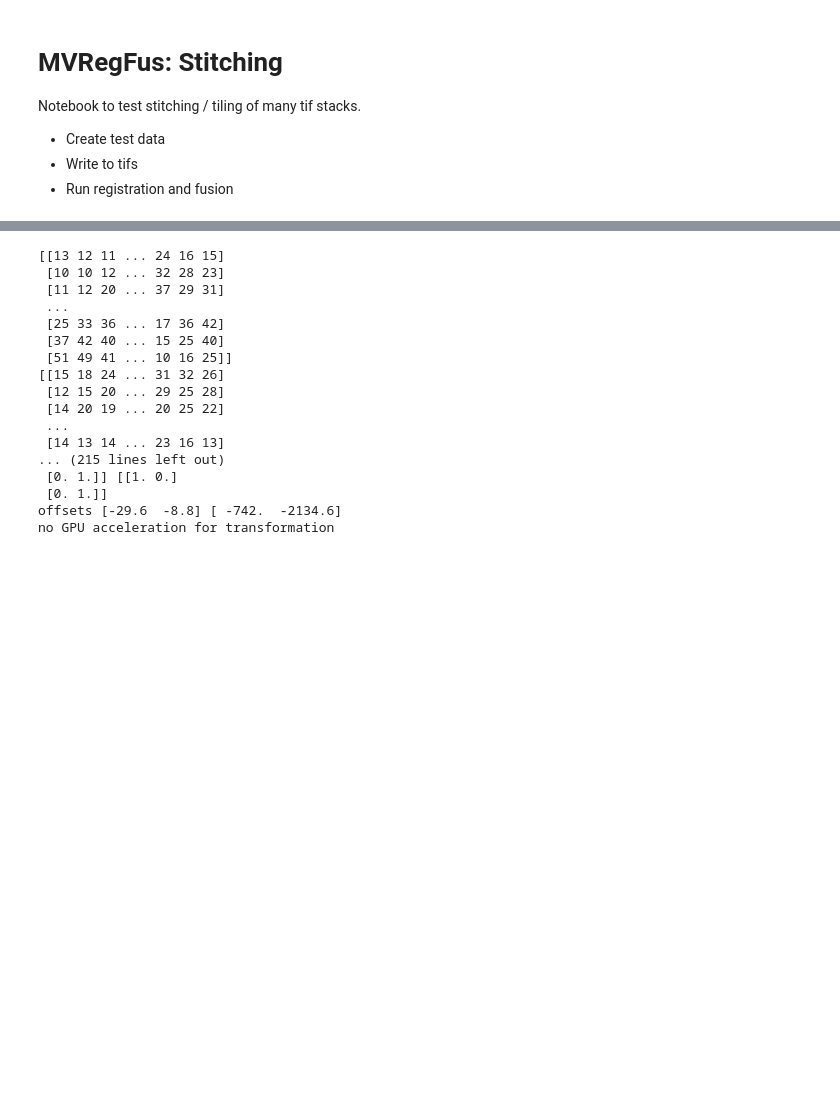
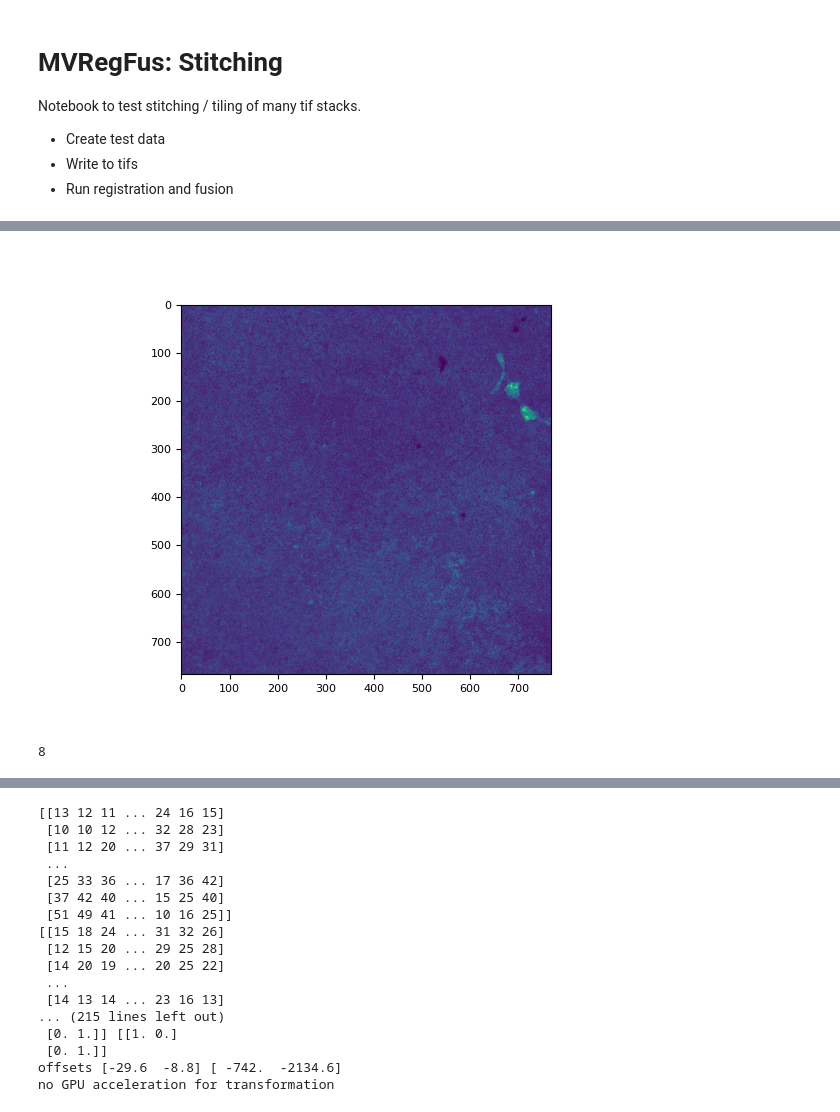
Before and after one commit to m-albert/MVRegFus, a Jupyter notebook: notebooks/MVRegFus_stitching3_max_real2d.ipynb, the cells around one changed output, grey strips where cells are left out. Cells and saved outputs as stored; diff of their text form; code cells hidden in the pictures; blank space fills up the shorter version.

```diff
--- a/notebooks/MVRegFus_stitching3_max_real2d.ipynb
+++ b/notebooks/MVRegFus_stitching3_max_real2d.ipynb
@@ -43,0 +63,66 @@ files = [
+# %%
+from aicspylibczi import CziFile
+import czifile
+import matplotlib.pyplot as plt
+
+tile_index=4
+channel_index=0
+time_index=0
+origin=None
+spacing=None
+
+aicspylibcziFile = CziFile(filename)
+bb = aicspylibcziFile.get_mosaic_tile_bounding_box(M=tile_index, C=channel_index, T=time_index, S=0)
+
+# def get_segment_index(tile_index, channel_index=0, time_index=0,
+#     n_tiles=aicspylibcziFile.get_dims_shape()[0]['M'][1],
+#     n_channels=aicspylibcziFile.get_dims_shape()[0]['C'][1],
+#     n_times=aicspylibcziFile.get_dims_shape()[0]['T'][1]):
+#     """
+#     czifile segments seem to be ordered as such: first channels vary, then tiles, then time points.
+#     What about sets? Before data segments there are 4 metadata ones.
+#     """
+#     return time_index * (n_tiles * n_channels) + tile_index * n_channels + channel_index
+
+"""
+czifile segments seem to be unordered? Before data segments there are 4 metadata ones.
+"""
+ss = [s for s in czifileFile.segments()][4:np.product([aicspylibcziFile.get_dims_shape()[0][c][1] for c in ['T', 'M', 'C']])+4]
+
+found = False
+ind = -1
+while not found:
+    ind += 1
+    for ide, de in enumerate(ss[ind].dimension_entries):
+        # print(de.dimension, de.start)
+        if de.dimension == 'M' and not de.start == tile_index: break
+        if de.dimension == 'C' and not de.start == channel_index: break
+        if de.dimension == 'T' and not de.start == time_index: break
+        found = True
+        break
+
+# reading like this seems to work
+czifileFile = czifile.CziFile(filename)
+im = ss[ind].data().squeeze()
+
+plt.figure()
+plt.imshow(im)
+plt.show()
+# %% [output]
+[figure, added]
+# %%
+ss = [s for s in czifileFile.segments()][4:np.product([aicspylibcziFile.get_dims_shape()[0][c][1] for c in ['M', 'C']])+4]
+
+found = False
+ind = -1
+while not found:
+    ind += 1
+    for ide, de in enumerate(ss[ind].dimension_entries):
+        # print(de.dimension, de.start)
+        if de.dimension == 'M' and not de.start == tile_index: break
+        if de.dimension == 'C' and not de.start == channel_index: break
+        if de.dimension == 'T' and not de.start == time_index: break
+        found = True
+        break
+# %% [output]
+8
```
Also changed, not shown: parts of 15 cells of this notebook, 4 other files.
